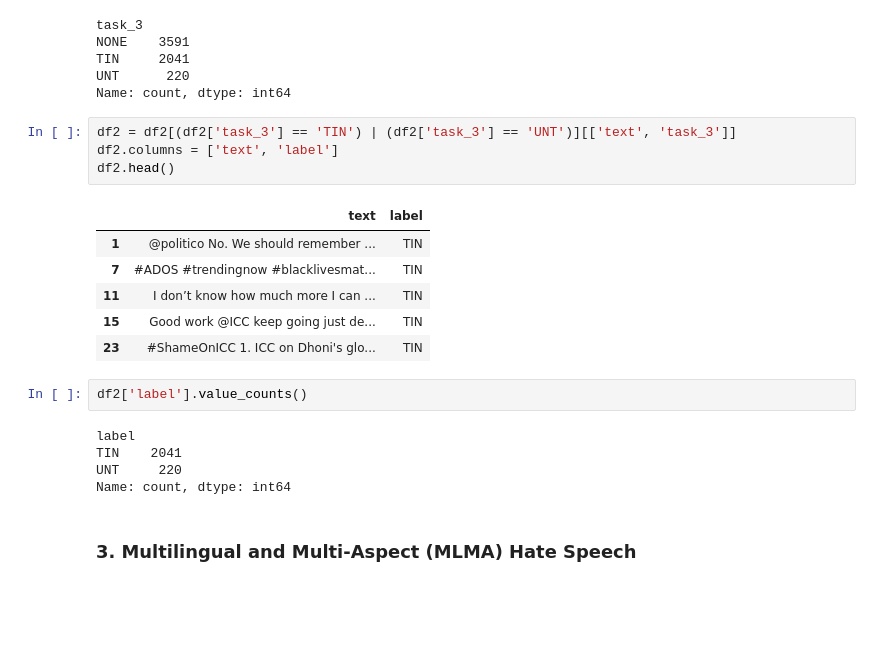
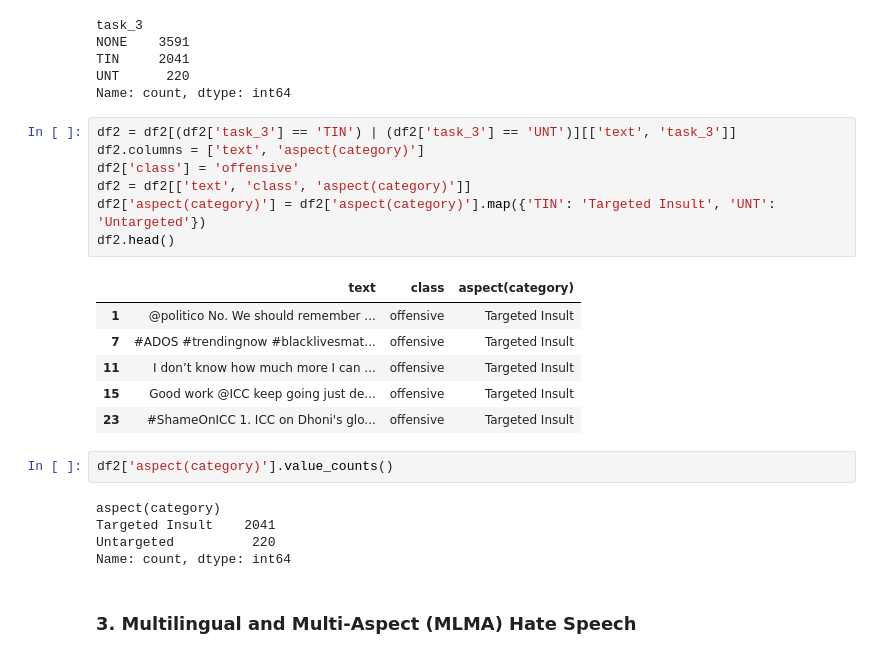
Before and after one commit to AbdulManaf12/Hate-Speech-Detection, a Jupyter notebook: Dataset Statistics/dataset_merging (multi dataset).ipynb, the cells around one changed output. Cells and saved outputs as stored; diff of their text form; blank space fills up the shorter version.

```diff
--- a/Dataset Statistics/dataset_merging (multi dataset).ipynb
+++ b/Dataset Statistics/dataset_merging (multi dataset).ipynb
@@ -70,21 +74,24 @@ UNT      220
 Name: count, dtype: int64
 # %%
 df2 = df2[(df2['task_3'] == 'TIN') | (df2['task_3'] == 'UNT')][['text', 'task_3']]
-df2.columns = ['text', 'label']
+df2.columns = ['text', 'aspect(category)']
+df2['class'] = 'offensive'
+df2 = df2[['text', 'class', 'aspect(category)']]
+df2['aspect(category)'] = df2['aspect(category)'].map({'TIN': 'Targeted Insult', 'UNT': 'Untargeted'})
 df2.head()
 # %% [output]
-|  | text | label |
-| 1 | @politico No. We should remember ... | TIN |
-| 7 | #ADOS #trendingnow #blacklivesmat... | TIN |
-| 11 | I don’t know how much more I can ... | TIN |
-| 15 | Good work @ICC keep going just de... | TIN |
-| 23 | #ShameOnICC 1. ICC on Dhoni's glo... | TIN |
+|  | text | class | aspect(category) |
+| 1 | @politico No. We should remember ... | offensive | Targeted Insult |
+| 7 | #ADOS #trendingnow #blacklivesmat... | offensive | Targeted Insult |
+| 11 | I don’t know how much more I can ... | offensive | Targeted Insult |
+| 15 | Good work @ICC keep going just de... | offensive | Targeted Insult |
+| 23 | #ShameOnICC 1. ICC on Dhoni's glo... | offensive | Targeted Insult |
 # %%
-df2['label'].value_counts()
+df2['aspect(category)'].value_counts()
 # %% [output]
-label
-TIN    2041
-UNT     220
+aspect(category)
+Targeted Insult    2041
+Untargeted          220
 Name: count, dtype: int64
 # %% [markdown]
 ### 3. Multilingual and Multi-Aspect (MLMA) Hate Speech
```
Also changed, not shown: parts of 9 cells of this notebook.
